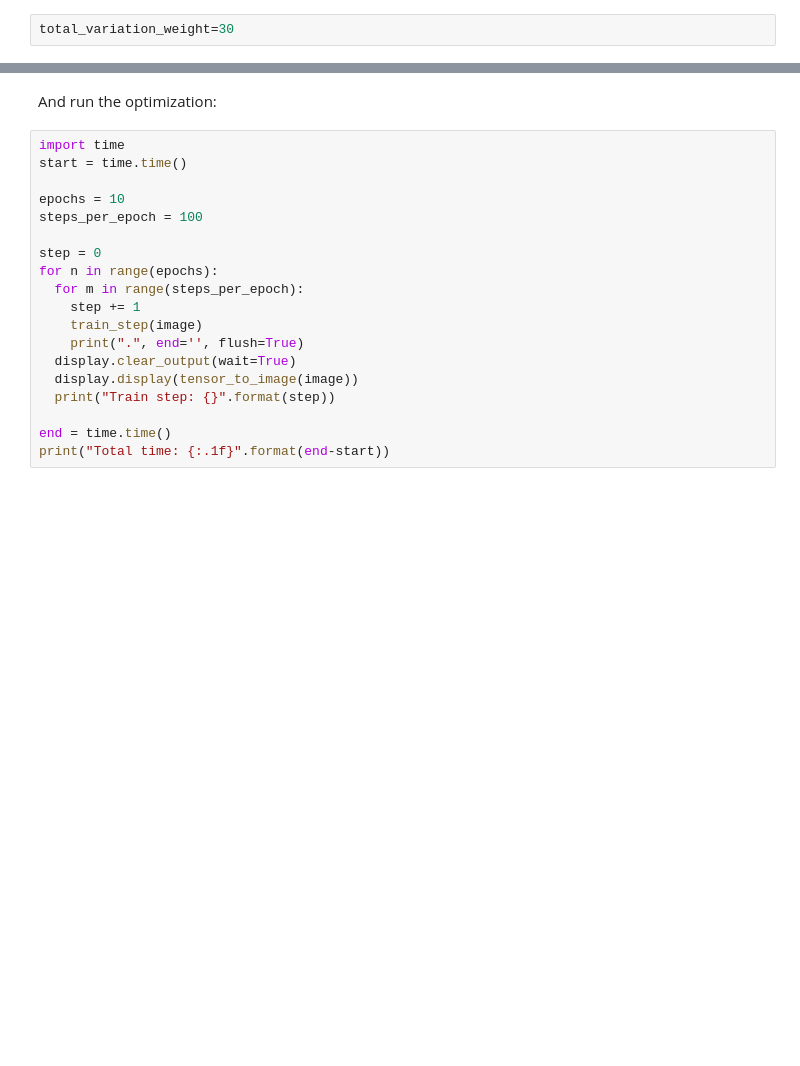
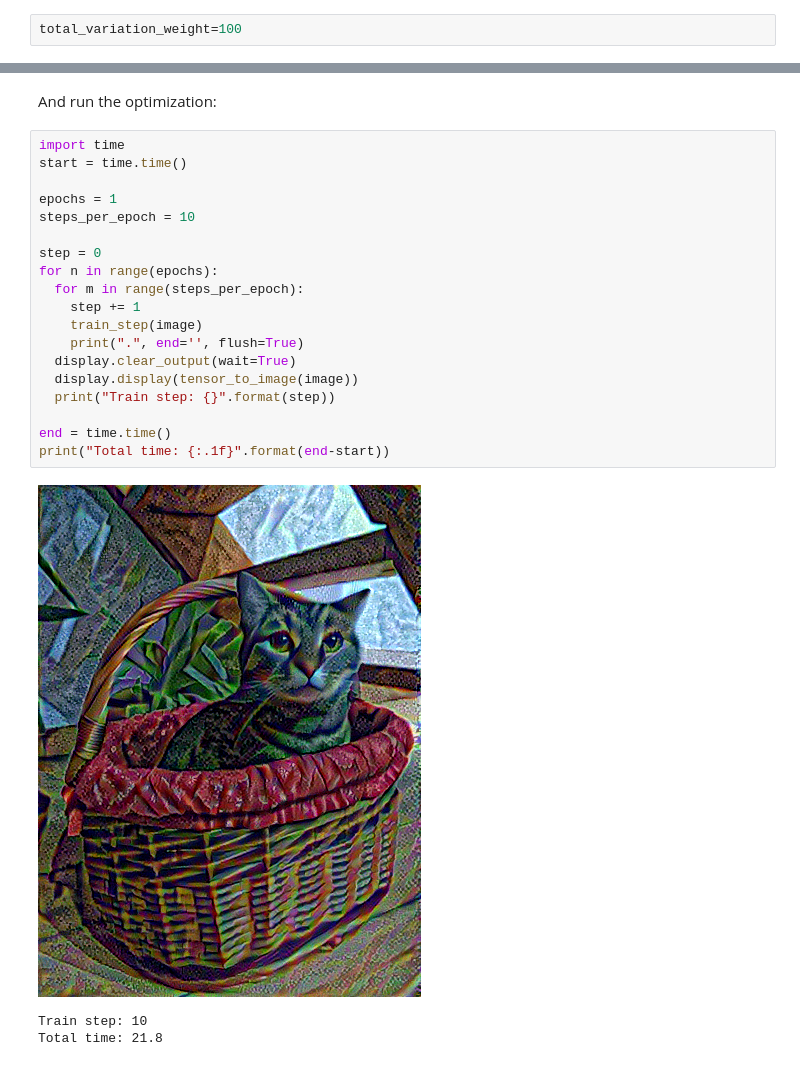
Before and after one commit to RawEnchilada/StyleTransfer, a Jupyter notebook: style_transfer.ipynb, the cells around one changed output, grey strips where cells are left out. Cells and saved outputs as stored; diff of their text form; blank space fills up the shorter version.

```diff
--- a/style_transfer.ipynb
+++ b/style_transfer.ipynb
@@ -380,7 +412,7 @@ tf.image.total_variation(image).numpy()
 
 Choose a weight for the `total_variation_loss`:
 # %%
-total_variation_weight=30
+total_variation_weight=100
 # %% [markdown]
 Now include it in the `train_step` function:
 # %%
@@ -404,22 +436,26 @@ And run the optimization:
 # %%
 import time
 start = time.time()
 
-epochs = 10
-steps_per_epoch = 100
+epochs = 1
+steps_per_epoch = 10
 
 step = 0
 for n in range(epochs):
   for m in range(steps_per_epoch):
     step += 1
     train_step(image)
     print(".", end='', flush=True)
   display.clear_output(wait=True)
   display.display(tensor_to_image(image))
   print("Train step: {}".format(step))
 
 end = time.time()
 print("Total time: {:.1f}".format(end-start))
+# %% [output]
+[figure, added]
+Train step: 10
+Total time: 21.8
 # %% [markdown]
 # References
 These are the pages I've used to learn about the subject.
```
Also changed, not shown: parts of 35 cells of this notebook, 3 other files.
